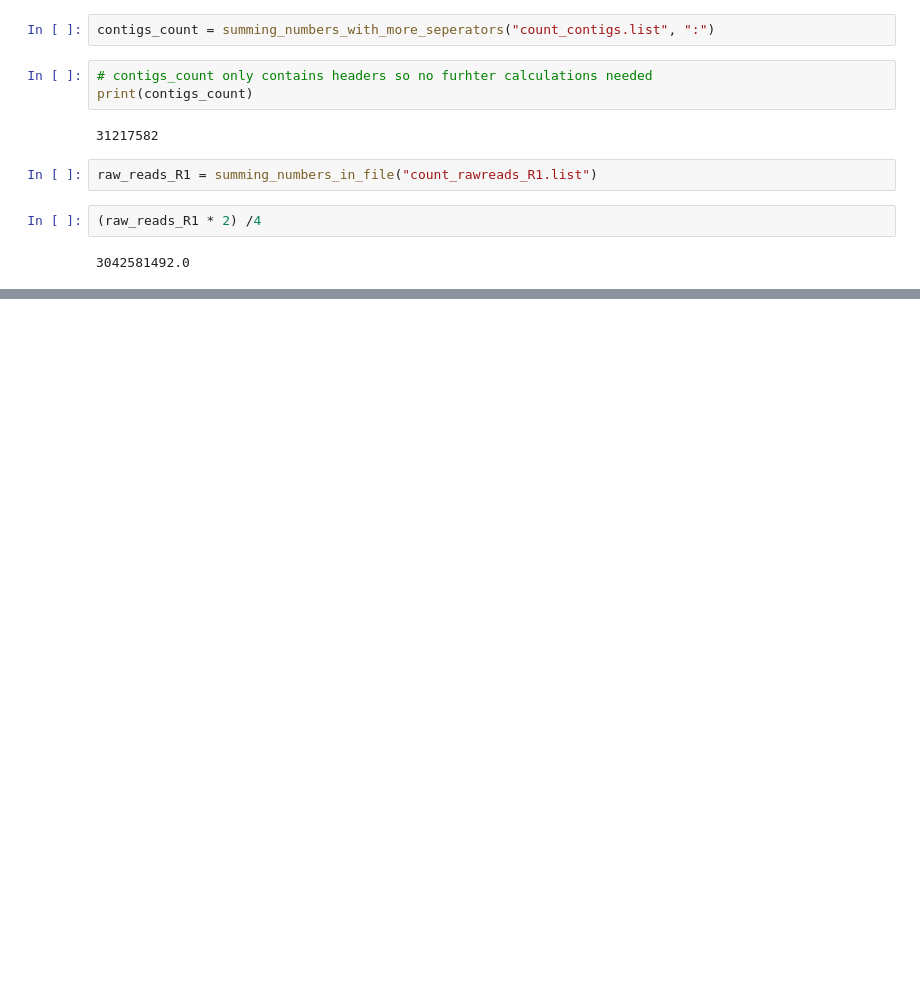
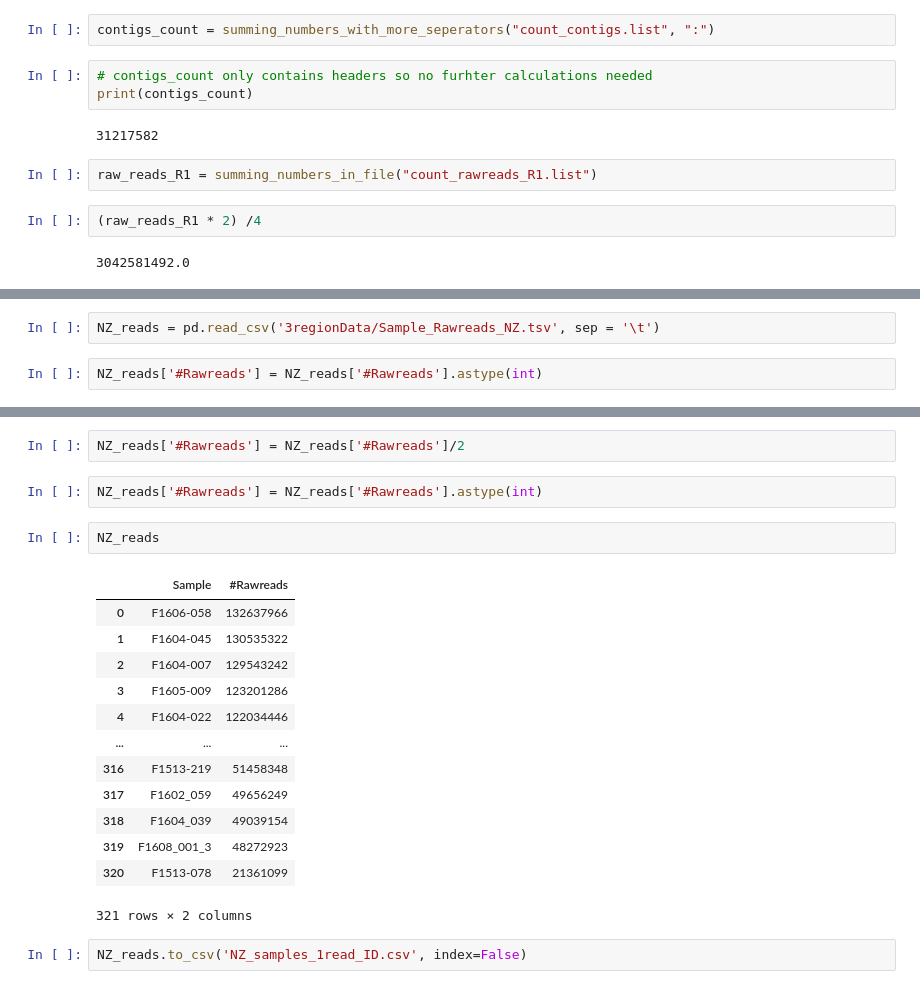
Before and after one commit to m3j/thesis_code, a Jupyter notebook: Summation_of_Lists_from_file.ipynb, the cells around one changed output, grey strips where cells are left out. Cells and saved outputs as stored; diff of their text form; blank space fills up the shorter version.

Commit message:
start Preprocessing 3regions data, and finish tree

```diff
--- a/Summation_of_Lists_from_file.ipynb
+++ b/Summation_of_Lists_from_file.ipynb
@@ -67,0 +76,4 @@ raw_reads_R1 = summing_numbers_in_file("count_rawreads_R1.list")
+# %%
+NZ_reads = pd.read_csv('3regionData/Sample_Rawreads_NZ.tsv', sep = '\t')
+# %%
+NZ_reads['#Rawreads'] = NZ_reads['#Rawreads'].astype(int)
@@ -67,0 +95,22 @@ raw_reads_R1 = summing_numbers_in_file("count_rawreads_R1.list")
+# %%
+NZ_reads['#Rawreads'] = NZ_reads['#Rawreads']/2
+# %%
+NZ_reads['#Rawreads'] = NZ_reads['#Rawreads'].astype(int)
+# %%
+NZ_reads
+# %% [output]
+|  | Sample | #Rawreads |
+| 0 | F1606-058 | 132637966 |
+| 1 | F1604-045 | 130535322 |
+| 2 | F1604-007 | 129543242 |
+| 3 | F1605-009 | 123201286 |
+| 4 | F1604-022 | 122034446 |
+| ... | ... | ... |
+| 316 | F1513-219 | 51458348 |
+| 317 | F1602_059 | 49656249 |
+| 318 | F1604_039 | 49039154 |
+| 319 | F1608_001_3 | 48272923 |
+| 320 | F1513-078 | 21361099 |
+321 rows × 2 columns
+# %%
+NZ_reads.to_csv('NZ_samples_1read_ID.csv', index=False)
```
Also changed, not shown: parts of 5 cells of this notebook, 50 other files.
